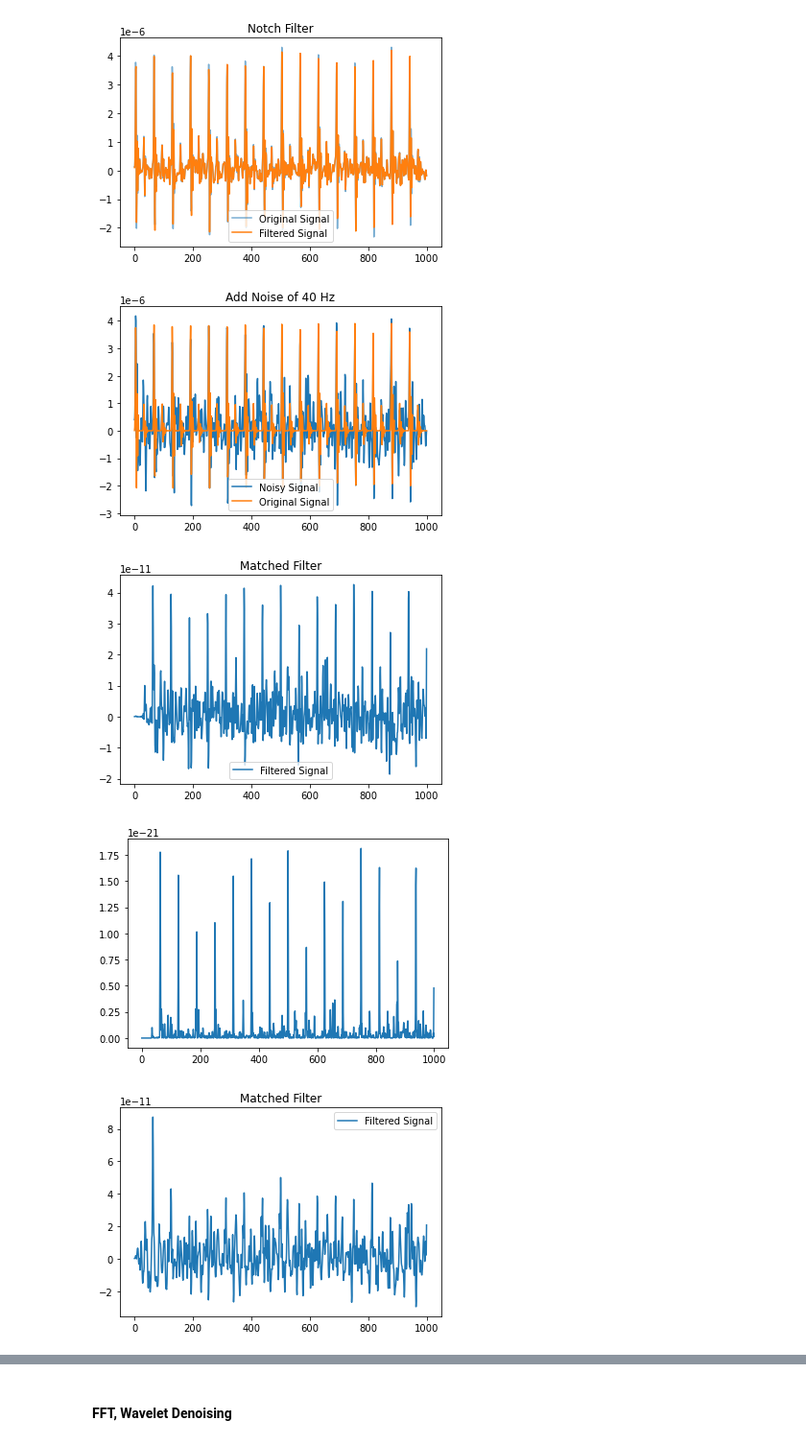
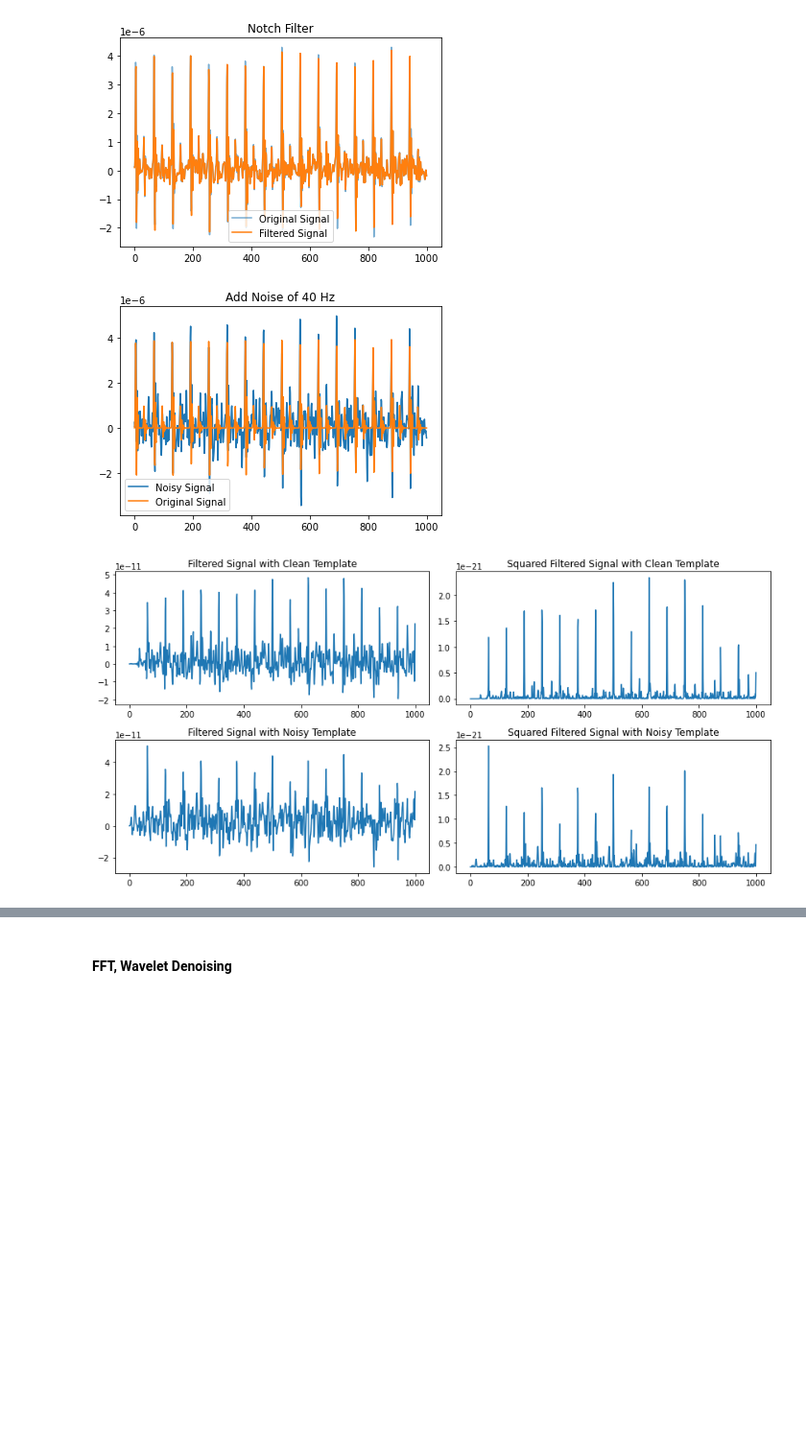
Before and after one commit to A-Big-Tortoise/NRSR_Tutorial, a Jupyter notebook: dsp.ipynb, the cells around one changed output, grey strips where cells are left out. Shown at 96% size. Cells and saved outputs as stored; diff of their text form; code cells hidden in the pictures; blank space fills up the shorter version.

Commit message:
Improve the FFT Denoising and the Matched Filter

```diff
--- a/dsp.ipynb
+++ b/dsp.ipynb
@@ -418,32 +418,37 @@ filtered_signal_9_2 = notch_filter(signal_with_40Hz_Noise, cutoff=40, q=5, fs=10
 # %%
 from dsp import matched_filter, load_demo, add_distort_noise
 import numpy as np
 import matplotlib.pyplot as plt
 
 signal, _, _, _= load_demo()
 
 # construct Data for matched filter
 # the amplitude of 40Hh noise is very large
 signal_with_40Hz_Noise_ = add_distort_noise(signal, n_samples=1000, sampling_rate=100,noise_frequency=40, noise_amplitude=0.8, show=True)
 
+
+fig, axes = plt.subplots(nrows=2, ncols=2, figsize=(12, 6))
+
+
 # if we could get a clean template as the input of Matched Filter
 clean_template = signal[:64]
-filtered_signal_10_1 = matched_filter(signal_with_40Hz_Noise_, clean_template, show=True)
+filtered_signal_10_1 = matched_filter(signal_with_40Hz_Noise_, clean_template, show=False)
+axes[0, 0].plot(filtered_signal_10_1);axes[0, 0].set_title('Filtered Signal with Clean Template')
 # The pronounced peaks in the output of Matched Filter indicates the likelihood of a signal match
 
 # We can make it more prominent by squaring the filtered signal.
-plt.plot(np.square(filtered_signal_10_1))
-plt.show()
+axes[0, 1].plot(np.square(filtered_signal_10_1));axes[0, 1].set_title('Squared Filtered Signal with Clean Template')
 
 # Take a noisy template as the input of Matched Filter
 noisy_template = signal_with_40Hz_Noise_[:64]
-filtered_signal_10_2 = matched_filter(signal_with_40Hz_Noise_, noisy_template, show=True)
-plt.plot(np.square(filtered_signal_10_2))
-plt.show()
+filtered_signal_10_2 = matched_filter(signal_with_40Hz_Noise_, noisy_template, show=False)
+axes[1, 0].plot(filtered_signal_10_2);axes[1, 0].set_title('Filtered Signal with Noisy Template')
+axes[1, 1].plot(np.square(filtered_signal_10_2));axes[1, 1].set_title('Squared Filtered Signal with Noisy Template')
 
 # The effect of using a clean template as input is much better than using a noisy template as input.
+
+plt.tight_layout()
+plt.show()
 # %% [output]
-[figure, old version]
+[figure, new version]
-[figure, old version]
+[figure, new version]
-[figure, removed]
-[figure, removed]
```
Also changed, not shown: parts of 2 cells of this notebook.
